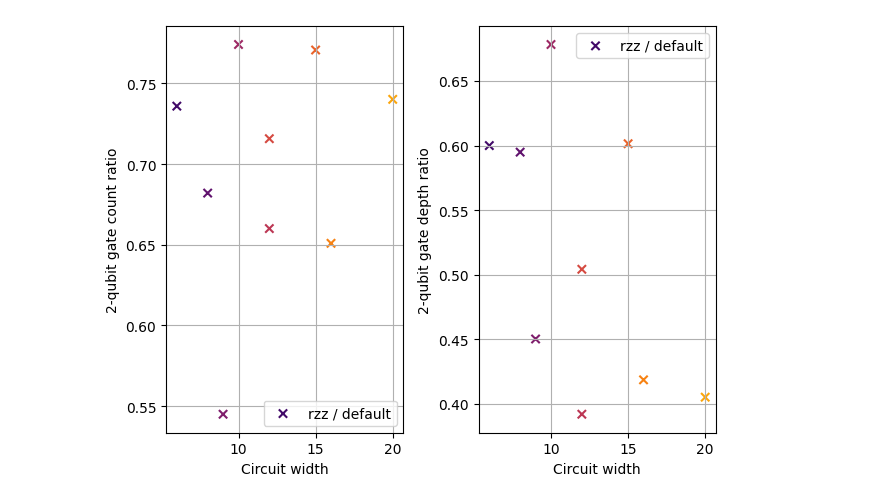
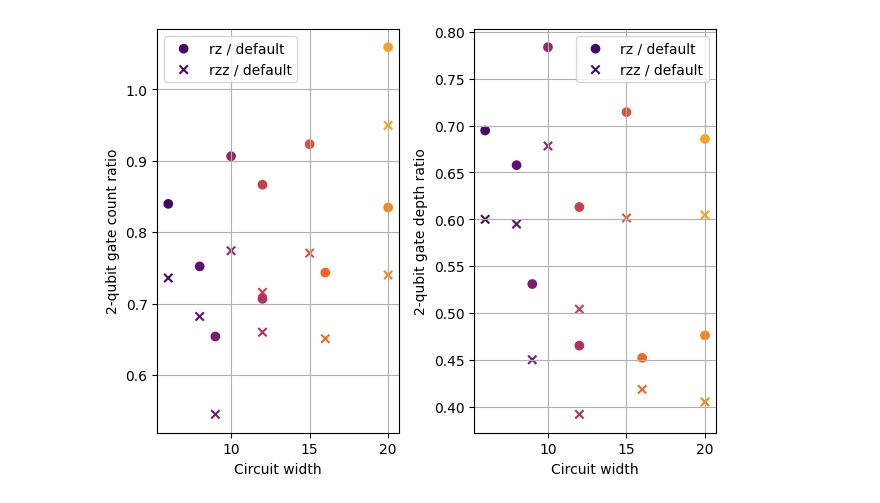
Before and after one commit to JoshCudby/quantum_pangenomics, a Jupyter notebook: qiskit_simulation/notebooks/plot_circuit_depths.ipynb, the cells around one changed output. Drawn from its saved outputs; the diff is of its cells as text; code cells hidden in the pictures.

```diff
--- a/qiskit_simulation/notebooks/plot_circuit_depths.ipynb
+++ b/qiskit_simulation/notebooks/plot_circuit_depths.ipynb
@@ -33,0 +71,5 @@ test_N8_W3 (7028, 6024) [6488, 4303, 44] [5416, 3623, 53]
+# %%
+with open('/lustre/scratch127/qpg/jc59/circuit_depths/results.precompute.120.pkl', 'rb') as f:
+    res = pickle.load(f)
+for k, v in res.items():
+    print(k, v['default'], v['rz'][0:3], v.get('rzz', [0, 0, 0])[0:3])
@@ -39,39 +121,7 @@ test_N8_W3 (7028, 6024) [6488, 4303, 44] [5416, 3623, 53]
 # %%
 def get_saving_ratio_plot(res: dict[str, dict], plot_rz: bool=True):
-    filenames = list(res.keys())
-    qubits = [filename_qubits_dict[filename] for filename in filenames]
-
+    qubits, default_depths, default_counts, rzz_depths, rzz_counts, rz_depths, rz_counts = read_data(res)
     cmap = plt.get_cmap('inferno')
-
-    default_depths, default_counts = [], []
-    rzz_depths, rzz_counts = [], []
-    rz_depths, rz_counts = [], []
-
-    for filename in filenames:
-        default_count, default_depth = max(res[filename]['default'][0], res[filename]['default'][1]),  min(res[filename]['default'][0], res[filename]['default'][1])
-        default_depths.append(default_depth)
-        default_counts.append(default_count)
-
-        rzz_count, rzz_depth = max(res[filename]['rzz'][0], res[filename]['rzz'][1]),  min(res[filename]['rzz'][0], res[filename]['rzz'][1])
-        rzz_depths.append(rzz_depth)
-        rzz_counts.append(rzz_count)
-
-        rz_count, rz_depth = max(res[filename]['rz'][0], res[filename]['rz'][1]),  min(res[filename]['rz'][0], res[filename]['rz'][1])
-        rz_depths.append(rz_depth)
-        rz_counts.append(rz_count)
-
-    qubits, default_depths, default_counts, rzz_depths, rzz_counts, rz_depths, rz_counts = zip(*sorted(zip(
-        qubits, default_depths, default_counts, rzz_depths, rzz_counts, rz_depths, rz_counts
-    )))
-
-
-    default_counts = np.array(default_counts)
-    rz_counts = np.array(rz_counts)
-    rzz_counts = np.array(rzz_counts)
-
-    default_depths = np.array(default_depths)
-    rz_depths = np.array(rz_depths)
-    rzz_depths = np.array(rzz_depths)
 
     colours = cmap(np.linspace(0.2, 0.8, len(rz_depths)))
     fig, axes = plt.subplots(1, 2)
@@ -108,6 +158,6 @@ def get_saving_ratio_plot(res: dict[str, dict], plot_rz: bool=True):
     fig.tight_layout()
     fig.show()
 # %%
-get_saving_ratio_plot(res, False)
+get_saving_ratio_plot(res, plot_rz=True)
 # %% [output]
-[figure, old version]
+[figure, new version]
```
Also changed, not shown: parts of 9 cells of this notebook, 44 other files.
